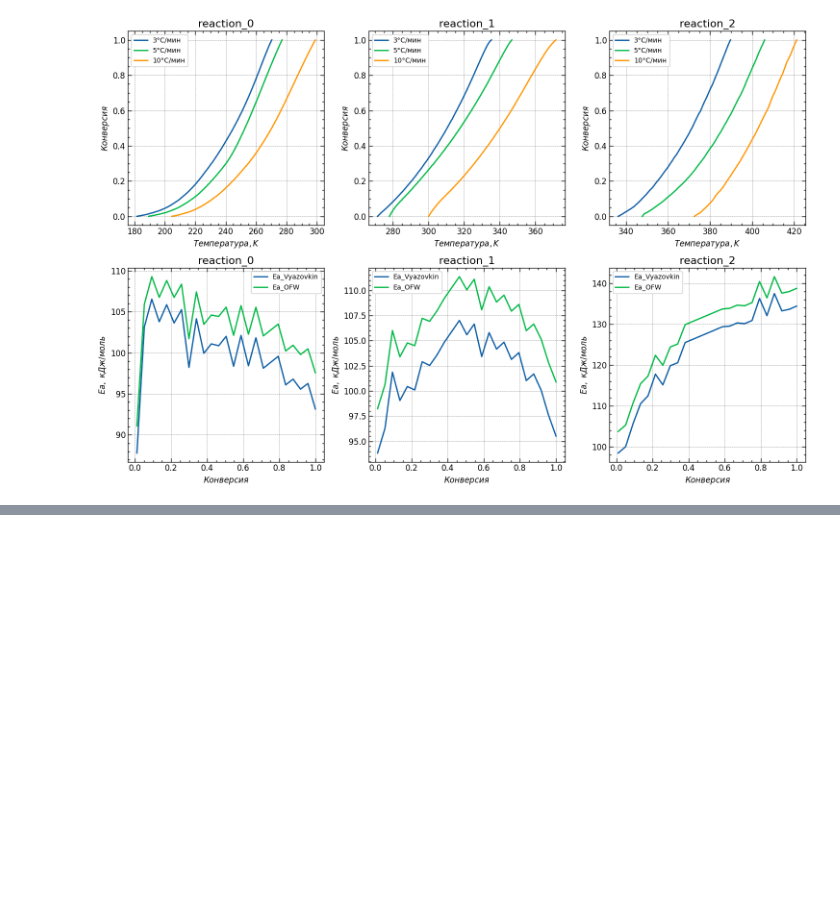
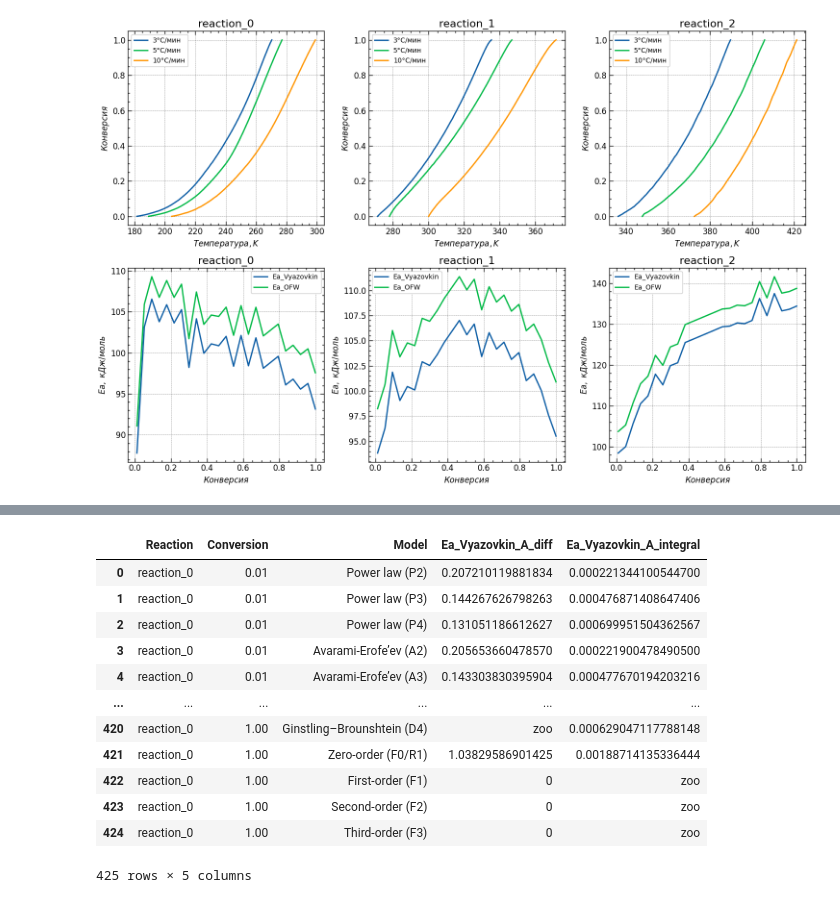
Before and after one commit to kdavjd/isoconversion_study_of_reaction_kinetics, a Jupyter notebook: isoconversion.ipynb, the cells around one changed output, grey strips where cells are left out. Cells and saved outputs as stored; diff of their text form; code cells hidden in the pictures; blank space fills up the shorter version.

```diff
--- a/isoconversion.ipynb
+++ b/isoconversion.ipynb
@@ -503,0 +624,17 @@ def plot_graphs(conversion, axs, reaction='reaction_0'):
+# %%
+r_0 = results_df.query("Reaction == 'reaction_0'")
+r_0
+# %% [output]
+|  | Reaction | Conversion | Model | Ea_Vyazovkin_A_diff | Ea_Vyazovkin_A_integral |
+| 0 | reaction_0 | 0.01 | Power law (P2) | 0.207210119881834 | 0.000221344100544700 |
+| 1 | reaction_0 | 0.01 | Power law (P3) | 0.144267626798263 | 0.000476871408647406 |
+| 2 | reaction_0 | 0.01 | Power law (P4) | 0.131051186612627 | 0.000699951504362567 |
+| 3 | reaction_0 | 0.01 | Avarami-Erofe’ev (A2) | 0.205653660478570 | 0.000221900478490500 |
+| 4 | reaction_0 | 0.01 | Avarami-Erofe’ev (A3) | 0.143303830395904 | 0.000477670194203216 |
+| ... | ... | ... | ... | ... | ... |
+| 420 | reaction_0 | 1.00 | Ginstling–Brounshtein (D4) | zoo | 0.000629047117788148 |
+| 421 | reaction_0 | 1.00 | Zero-order (F0/R1) | 1.03829586901425 | 0.00188714135336444 |
+| 422 | reaction_0 | 1.00 | First-order (F1) | 0 | zoo |
+| 423 | reaction_0 | 1.00 | Second-order (F2) | 0 | zoo |
+| 424 | reaction_0 | 1.00 | Third-order (F3) | 0 | zoo |
+425 rows × 5 columns
```
Also changed, not shown: parts of 5 cells of this notebook, 1 other file.
